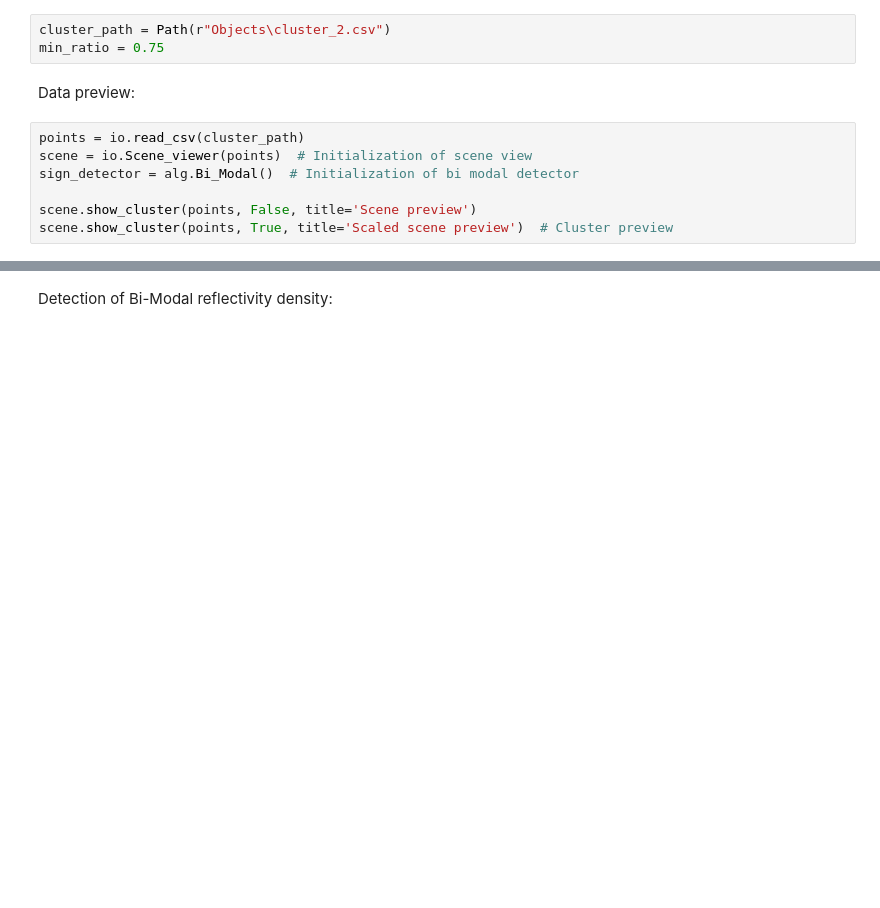
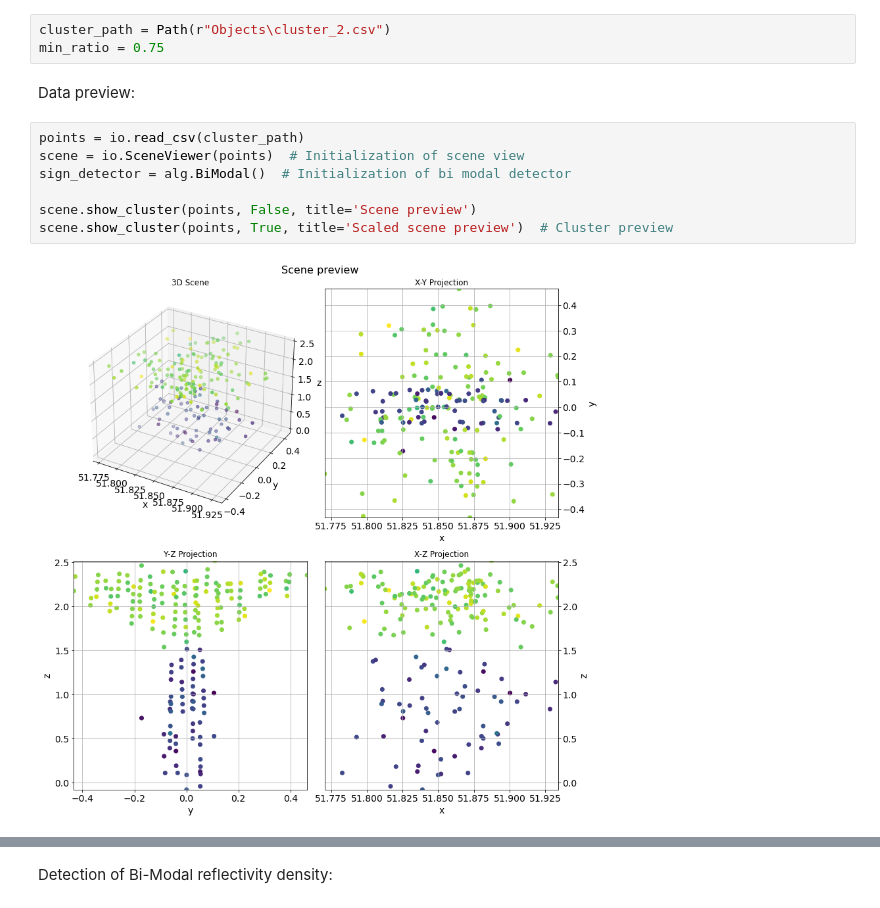
Before and after one commit to Sergo2020/Sign_detection, a Jupyter notebook: innoviz_solution.ipynb, the cells around one changed output, grey strips where cells are left out. Drawn from its saved outputs; the diff is of its cells as text; blank space fills up the shorter version.

```diff
--- a/innoviz_solution.ipynb
+++ b/innoviz_solution.ipynb
@@ -26,8 +25,10 @@ min_ratio = 0.75
 Data preview:
 # %%
 points = io.read_csv(cluster_path)
-scene = io.Scene_viewer(points)  # Initialization of scene view
-sign_detector = alg.Bi_Modal()  # Initialization of bi modal detector
+scene = io.SceneViewer(points)  # Initialization of scene view
+sign_detector = alg.BiModal()  # Initialization of bi modal detector
 
 scene.show_cluster(points, False, title='Scene preview')
 scene.show_cluster(points, True, title='Scaled scene preview')  # Cluster preview
+# %% [output]
+[figure, added]
```
Also changed, not shown: parts of 26 cells of this notebook, 3 other files.
